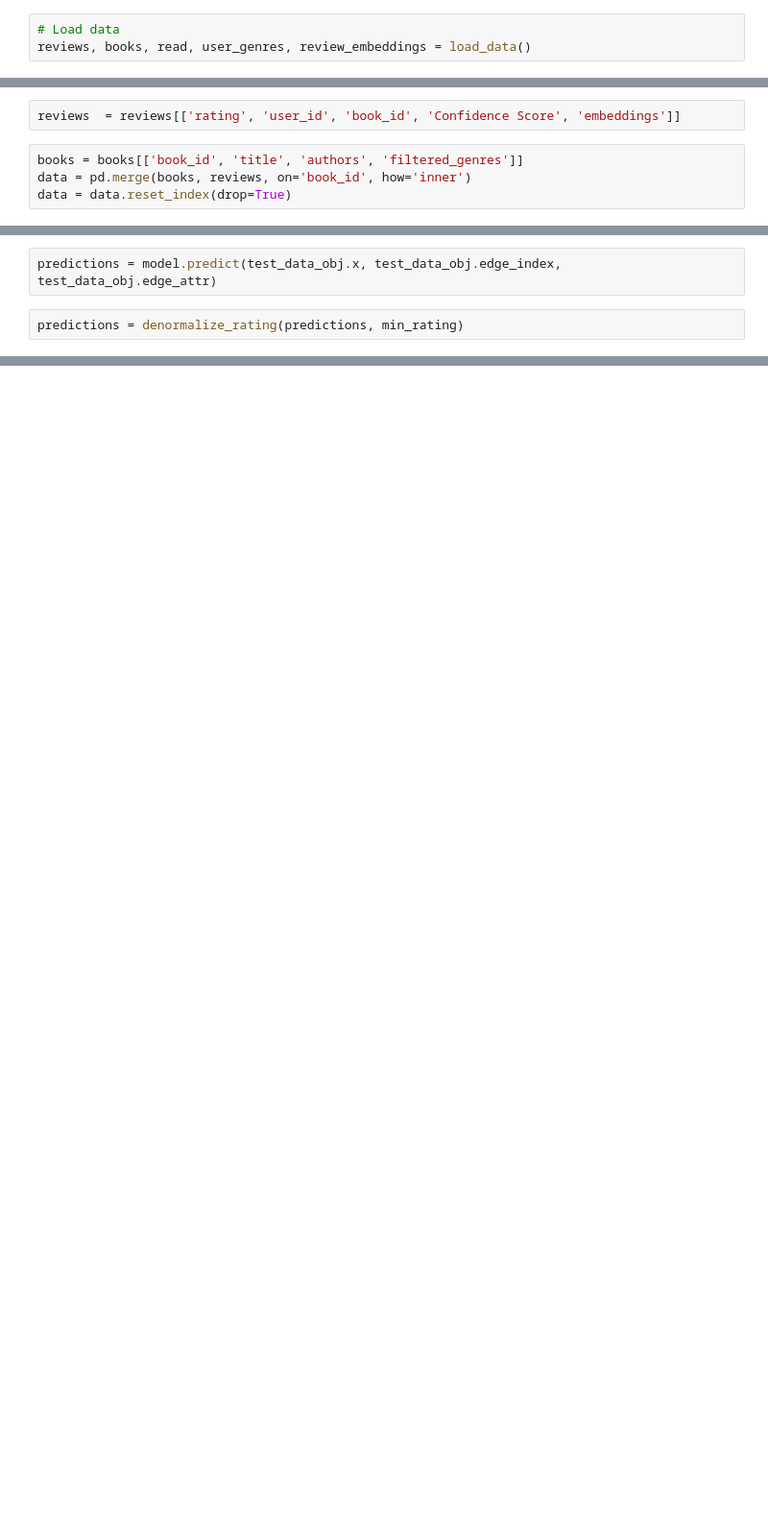
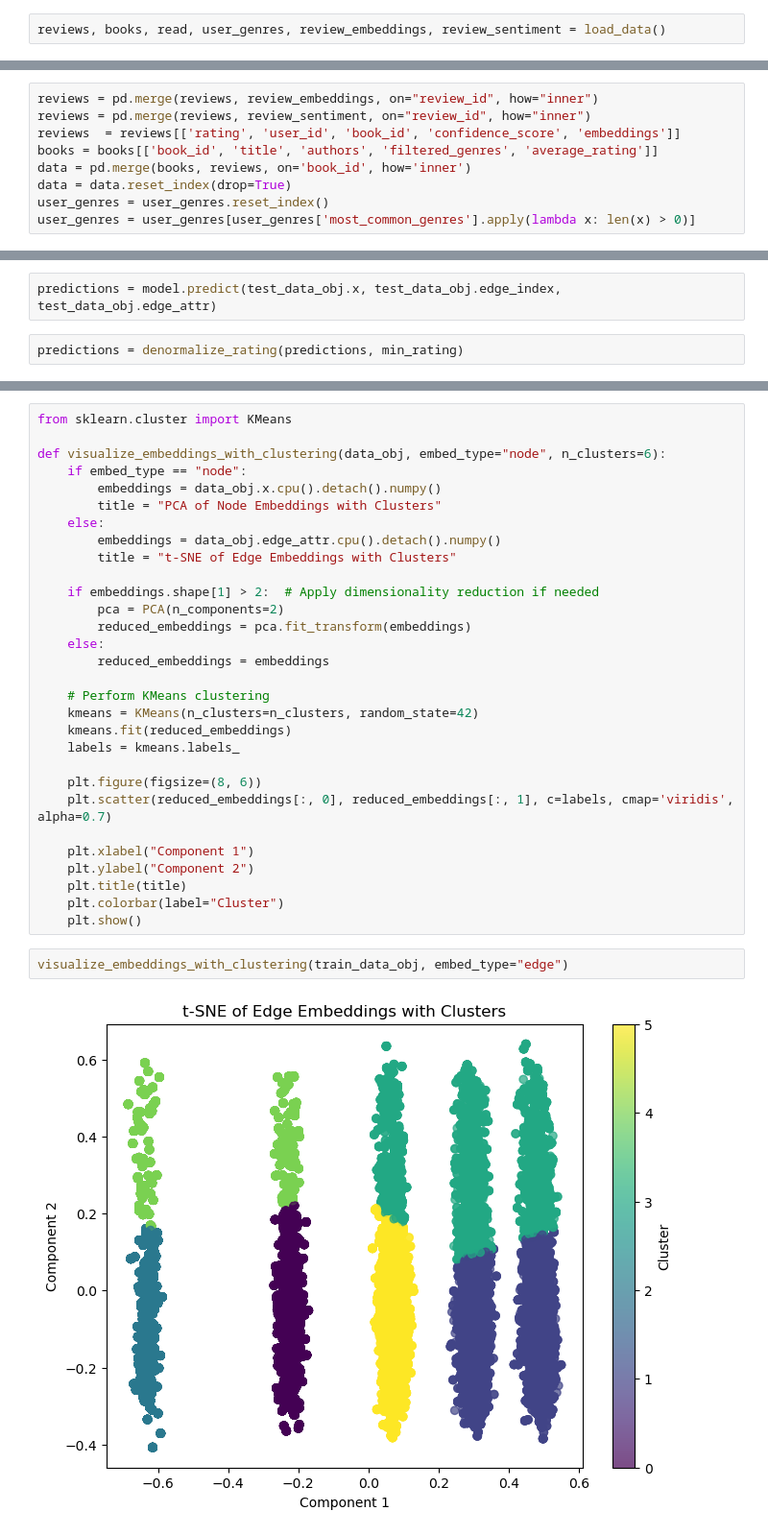
Before and after one commit to mud66/Recommender-System-GoodReads, a Jupyter notebook: RecSysJupyter/Gatv2Conv.ipynb, the cells around one changed output, grey strips where cells are left out. Shown: that part at 96% size. Cells and saved outputs as stored; diff of their text form; blank space fills up the shorter version.

```diff
--- a/RecSysJupyter/Gatv2Conv.ipynb
+++ b/RecSysJupyter/Gatv2Conv.ipynb
@@ -275,5 +272,4 @@ def prepare_data_objects(train_data, test_data, user_genre_features, book_genre_
 
     return train_data_obj, test_data_obj
 # %%
-# Load data
-reviews, books, read, user_genres, review_embeddings = load_data()
+reviews, books, read, user_genres, review_embeddings, review_sentiment = load_data()
@@ -282,6 +276,9 @@ reviews = pd.merge(reviews, review_embeddings, on="review_id", how="inner")  # C
-# %%
-reviews  = reviews[['rating', 'user_id', 'book_id', 'Confidence Score', 'embeddings']]
 # %%
-books = books[['book_id', 'title', 'authors', 'filtered_genres']]
+reviews = pd.merge(reviews, review_embeddings, on="review_id", how="inner")
+reviews = pd.merge(reviews, review_sentiment, on="review_id", how="inner")
+reviews  = reviews[['rating', 'user_id', 'book_id', 'confidence_score', 'embeddings']]
+books = books[['book_id', 'title', 'authors', 'filtered_genres', 'average_rating']]
 data = pd.merge(books, reviews, on='book_id', how='inner')
 data = data.reset_index(drop=True)
+user_genres = user_genres.reset_index()
+user_genres = user_genres[user_genres['most_common_genres'].apply(lambda x: len(x) > 0)]
@@ -535,0 +568,34 @@ predictions.max().item()
+# %%
+from sklearn.cluster import KMeans
+
+def visualize_embeddings_with_clustering(data_obj, embed_type="node", n_clusters=6):
+    if embed_type == "node":
+        embeddings = data_obj.x.cpu().detach().numpy()
+        title = "PCA of Node Embeddings with Clusters"
+    else:
+        embeddings = data_obj.edge_attr.cpu().detach().numpy()
+        title = "t-SNE of Edge Embeddings with Clusters"
+
+    if embeddings.shape[1] > 2:  # Apply dimensionality reduction if needed
+        pca = PCA(n_components=2)
+        reduced_embeddings = pca.fit_transform(embeddings)
+    else:
+        reduced_embeddings = embeddings
+
+    # Perform KMeans clustering
+    kmeans = KMeans(n_clusters=n_clusters, random_state=42)
+    kmeans.fit(reduced_embeddings)
+    labels = kmeans.labels_
+
+    plt.figure(figsize=(8, 6))
+    plt.scatter(reduced_embeddings[:, 0], reduced_embeddings[:, 1], c=labels, cmap='viridis', alpha=0.7)
+
+    plt.xlabel("Component 1")
+    plt.ylabel("Component 2")
+    plt.title(title)
+    plt.colorbar(label="Cluster")
+    plt.show()
+# %%
+visualize_embeddings_with_clustering(train_data_obj, embed_type="edge")
+# %% [output]
+[figure, added]
```
Also changed, not shown: parts of 20 cells of this notebook, 10 other files.
